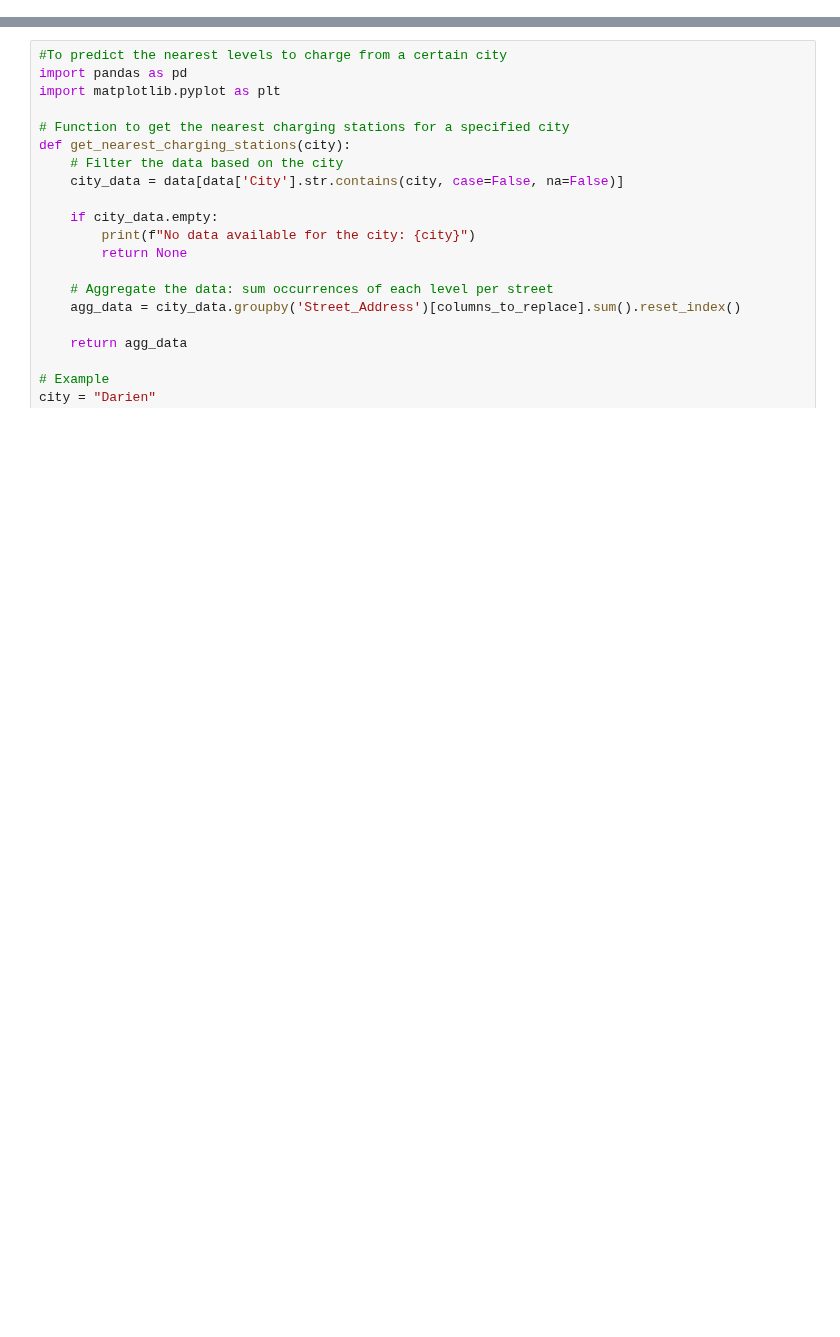
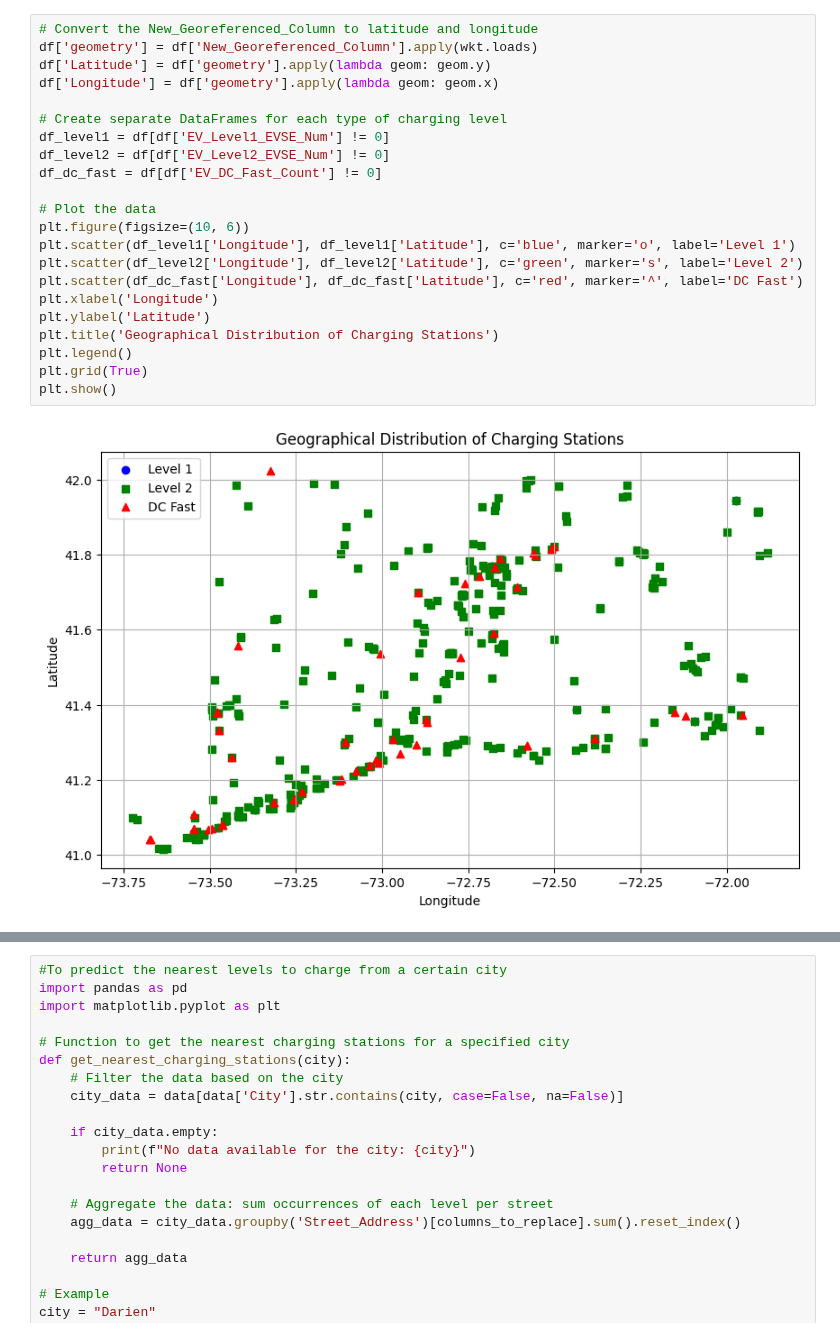
Before and after one commit to Hillal-cell/EV_Station, a Jupyter notebook: ev_charging.ipynb, the cells around one changed output, grey strips where cells are left out. Drawn from its saved outputs; the diff is of its cells as text; blank space fills up the shorter version.

```diff
--- a/ev_charging.ipynb
+++ b/ev_charging.ipynb
@@ -83,0 +330,24 @@ dtype: float64
+# %%
+# Convert the New_Georeferenced_Column to latitude and longitude
+df['geometry'] = df['New_Georeferenced_Column'].apply(wkt.loads)
+df['Latitude'] = df['geometry'].apply(lambda geom: geom.y)
+df['Longitude'] = df['geometry'].apply(lambda geom: geom.x)
+
+# Create separate DataFrames for each type of charging level
+df_level1 = df[df['EV_Level1_EVSE_Num'] != 0]
+df_level2 = df[df['EV_Level2_EVSE_Num'] != 0]
+df_dc_fast = df[df['EV_DC_Fast_Count'] != 0]
+
+# Plot the data
+plt.figure(figsize=(10, 6))
+plt.scatter(df_level1['Longitude'], df_level1['Latitude'], c='blue', marker='o', label='Level 1')
+plt.scatter(df_level2['Longitude'], df_level2['Latitude'], c='green', marker='s', label='Level 2')
+plt.scatter(df_dc_fast['Longitude'], df_dc_fast['Latitude'], c='red', marker='^', label='DC Fast')
+plt.xlabel('Longitude')
+plt.ylabel('Latitude')
+plt.title('Geographical Distribution of Charging Stations')
+plt.legend()
+plt.grid(True)
+plt.show()
+# %% [output]
+[figure, added]
```
Also changed, not shown: parts of 36 cells of this notebook.
